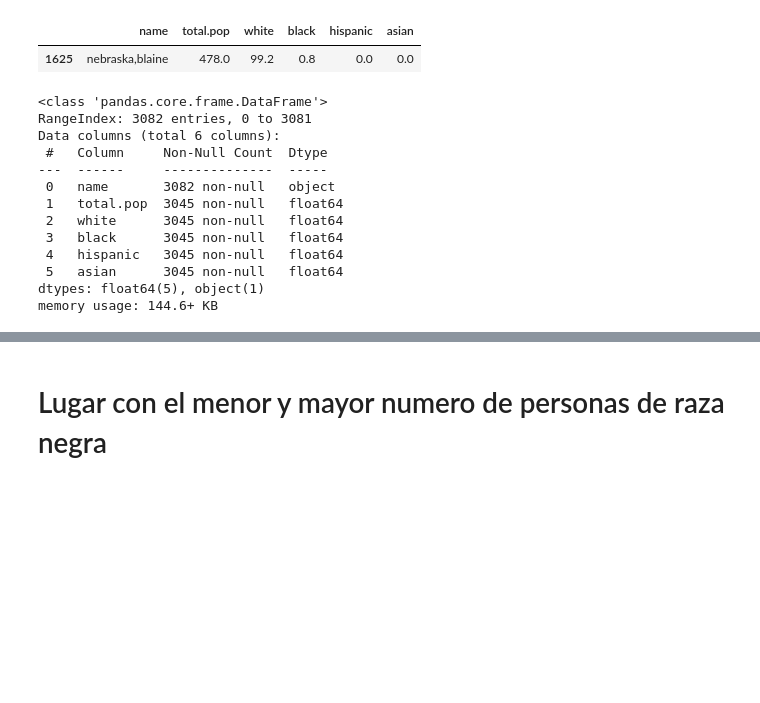
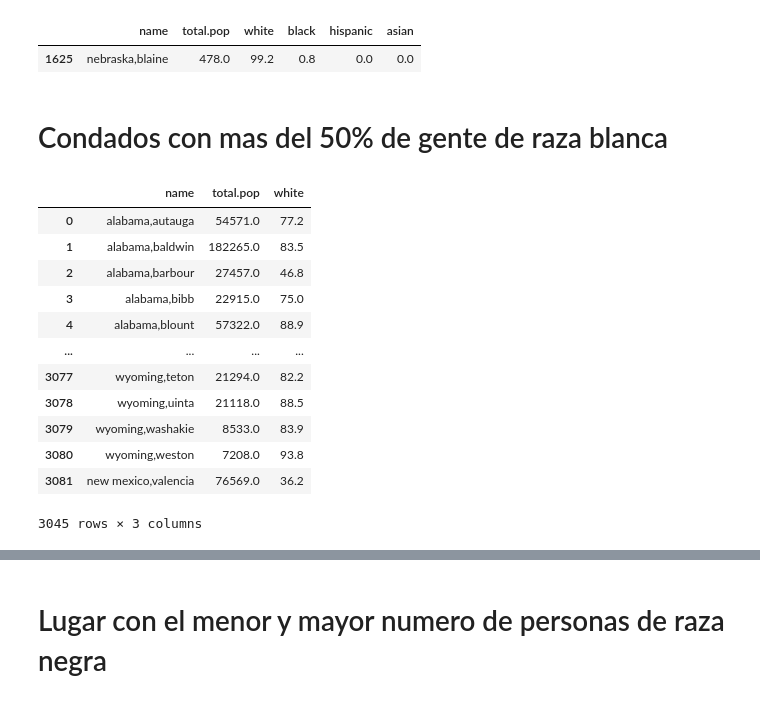
Before and after one commit to giocarro/Ciencia_de_datos, a Jupyter notebook: Pandas_tarea_1.ipynb, the cells around one changed output, grey strips where cells are left out. Saved outputs shown, nothing was run; the diff lists cells and outputs as text; code cells hidden in the pictures; blank space fills up the shorter version.

```diff
--- a/Pandas_tarea_1.ipynb
+++ b/Pandas_tarea_1.ipynb
@@ -174,19 +174,22 @@ df.loc[df['white'] == max(df['white'])]
 # %% [output]
 |  | name | total.pop | white | black | hispanic | asian |
 | 1625 | nebraska,blaine | 478.0 | 99.2 | 0.8 | 0.0 | 0.0 |
-# %%
-df.info()
-# %% [output]
-<class 'pandas.core.frame.DataFrame'>
-RangeIndex: 3082 entries, 0 to 3081
-Data columns (total 6 columns):
- #   Column     Non-Null Count  Dtype
----  ------     --------------  -----
- 0   name       3082 non-null   object
- 1   total.pop  3045 non-null   float64
- 2   white      3045 non-null   float64
- 3   black      3045 non-null   float64
- 4   hispanic   3045 non-null   float64
- 5   asian      3045 non-null   float64
-dtypes: float64(5), object(1)
-memory usage: 144.6+ KB
+# %% [markdown]
+# Condados con mas del 50% de gente de raza blanca
+# %%
+df_wt = df1[['name','total.pop','white']]
+df_wt
+# %% [output]
+|  | name | total.pop | white |
+| 0 | alabama,autauga | 54571.0 | 77.2 |
+| 1 | alabama,baldwin | 182265.0 | 83.5 |
+| 2 | alabama,barbour | 27457.0 | 46.8 |
+| 3 | alabama,bibb | 22915.0 | 75.0 |
+| 4 | alabama,blount | 57322.0 | 88.9 |
+| ... | ... | ... | ... |
+| 3077 | wyoming,teton | 21294.0 | 82.2 |
+| 3078 | wyoming,uinta | 21118.0 | 88.5 |
+| 3079 | wyoming,washakie | 8533.0 | 83.9 |
+| 3080 | wyoming,weston | 7208.0 | 93.8 |
+| 3081 | new mexico,valencia | 76569.0 | 36.2 |
+3045 rows × 3 columns
```
Also changed, not shown: parts of 8 cells of this notebook.
